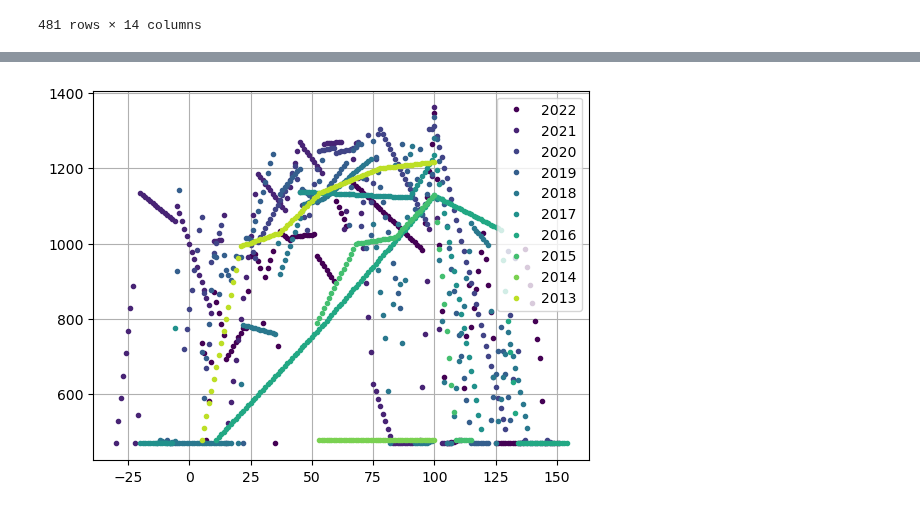
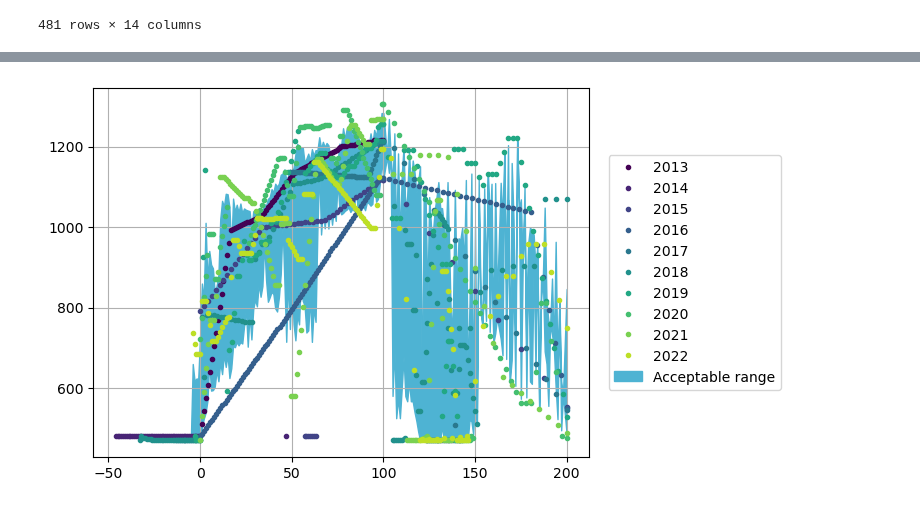
Before and after one commit to RaineyAbe/glacier-snow-cover-mapping, a Jupyter notebook: notebooks/drafts_untested/filter_snowline_timeseries_automatic.ipynb, the cells around one changed output, grey strips where cells are left out. Drawn from its saved outputs; the diff is of its cells as text; code cells hidden in the pictures.

```diff
--- a/notebooks/drafts_untested/filter_snowline_timeseries_automatic.ipynb
+++ b/notebooks/drafts_untested/filter_snowline_timeseries_automatic.ipynb
@@ -117,20 +116,3 @@ def running_median(x, N):
                                       x_moving_median[int(N*2)-1:],
                                       x[-int((N-1)/2):]))
     return x_moving_median
-# %%
-year = 2013
-sl_est_year = sl_est_full.loc[sl_est_full['year']==year]
-# create array of days
-days = (np.arange(np.nanmin(sl_est_year['datetime']), np.nanmax(sl_est_year['datetime']),
-                 dtype='datetime64[D]') - np.datetime64(str(year)+'-01-01')).astype(int)
-sl_est_year_days = (sl_est_year['datetime'].values.astype('datetime64[D]')
-                    - np.datetime64(str(year)+'-01-01')).astype(int)
-# interpolate snowline for year at each day
-f = interp1d(sl_est_year_days, sl_est_year['snowlines_elevs_median_m'])
-sl_interp = f(days)
-# fit moving median
-N = 5 # window size
-sl_interp_med = running_median(sl_interp, N)
-len(days), len(sl_interp_med)
-
-# grab minimum and maximum values
@@ -164,8 +133,13 @@ fig = plt.figure()
 plt.style.use('default')
 col = plt.cm.viridis
 
+# -----Initialize variables
+df_full = pd.DataFrame()
+days_new_full = []
+snowline_elevs_full = []
+
 # -----Loop through years
-for i, year in enumerate(np.flip(years)):
+for i, year in enumerate(years):
     # subset snowlines by year
     sl_est_year = sl_est_full.loc[sl_est_full['year']==year]
     # grab day of year (DOY) for each date
@@ -176,25 +150,64 @@ for i, year in enumerate(np.flip(years)):
     # interpolate snowline at each day
     f = interp1d(sl_est_year_DOY, sl_est_year['snowlines_elevs_median_m'])
     sl_interp = f(days)
+
     # calculate moving median
-    # N = 5 # window size
-    # sl_interp_med = running_median(sl_interp, N)
+    N = 5 # window size
+    sl_interp_med = running_median(sl_interp, N)
 
-    # shift into "normalized space" where maximum snowline elevations are aligned for all years
-    Imax = np.argwhere(sl_interp==np.nanmax(sl_interp))[-1][0]
-    Imins = [np.argwhere(sl_interp[0:Imax]==np.nanmin(sl_interp[0:Imax]))[-1][0], # minimum before increasing to max sl
-             np.argwhere(sl_interp[Imax:]==np.nanmin(sl_interp[Imax:]))[0][0] + Imax] # minimum after max sl
-    max_position = 100
-    min_positions = [0, 200]
-    # shift days so max positions are aligned
-    days_new = days + (max_position - days[Imax])
-    # shift days so min positions are aligned
-    days_new[0:Imax] = [
+    # shift into "normalized space" where min and max snowline elevations are aligned for all years
+    max_position = 100 # "day" when max snowline elevation will occur
+    min_positions = [0, 200] # "days" when minimum snowline elevations will occur
+    Imax = np.argwhere(sl_interp_med==np.nanmax(sl_interp_med))[-1][0]
+    Imins = [np.argwhere(sl_interp_med[0:Imax]==np.nanmin(sl_interp_med[0:Imax]))[-1][0], # minimum before increasing to max sl
+             np.argwhere(sl_interp_med[Imax:]==np.nanmin(sl_interp_med[Imax:]))[0][0] + Imax] # minimum after max sl
+    # create new days array
+    days_new = np.zeros(len(days))
+    # align first minimum and maximum snowline elevations
+    days_new[Imins[0]:Imax] = [i*(max_position - min_positions[0]) for i in np.linspace(0, 1, num=Imax-Imins[0])]
+    # align maximum and second minimum snowlines
+    days_new[Imax:Imins[1]] = [i*(min_positions[1]-max_position)+max_position for i in np.linspace(0, 1, num=Imins[1]-Imax)]
+    # align points outside the minimum snowline elevations
+    days_new[0:Imins[0]] = [i-Imins[0] for i in np.arange(0,Imins[0])]
+    days_new[Imins[1]:] = [Imins[1]+i for i in np.arange(0,len(days)-Imins[1])]
+    # calculate magnitude shift from original days
+    days_shift = days_new - days
+
+    # plot
+    plt.plot(days_new, sl_interp_med, '.', color=col(i/len(years)), label=year)
+
+    # add to full data variables
+    days_new_full = np.concatenate((days_new_full, days_new))
+    snowline_elevs_full = np.concatenate((snowline_elevs_full, sl_interp_med))
+    df = pd.DataFrame({'year': [year],
+                       'days': [days],
+                       'days_new': [days_new],
+                       'sl_est': [sl_interp],
+                      })
+    df_full = pd.concat([df_full, df])
+
+# adjust full dataframe
+df_full = df_full.reset_index(drop=True)
+
+# sort days and snowlines by date
+Isort = np.argsort(days_new_full)
+days_new_full_sort = days_new_full[Isort]
+snowline_elevs_full_sort = snowline_elevs_full[Isort]
+
+# characterize acceptable range
+unique_days = np.unique(np.round(days_new_full_sort))
+med = np.zeros(len(unique_days))
+IQR_min, IQR_max = np.zeros(len(unique_days)), np.zeros(len(unique_days))
+for i, day in enumerate(unique_days):
+    Iday = np.argwhere(np.round(days_new_full_sort)==day)
+    med[i] = np.nanmedian(snowline_elevs_full_sort[Iday])
+    IQR_min[i] = iqr(snowline_elevs_full_sort[Iday], rng=(10,50), nan_policy='omit')
+    IQR_max[i] = iqr(snowline_elevs_full_sort[Iday], rng=(50,90), nan_policy='omit')
 
 
-    plt.plot(days_new, sl_interp, '.', color=col(i/len(years)), label=year)
-
+plt.fill_between(unique_days, med-IQR_min, med+IQR_max, color='#4eb3d3', label='Acceptable range')
+# plt.plot(unique_days, med, '-k')
 plt.grid()
-plt.legend(loc='best')
+plt.legend(loc='center right', bbox_to_anchor=[1.2, 0.4, 0.2, 0.2])
 plt.show()
 # %% [output]
@@ -211 +214 @@ plt.show()
-[figure, old version]
+[figure, new version]
```
Also changed, not shown: parts of 8 cells of this notebook.
